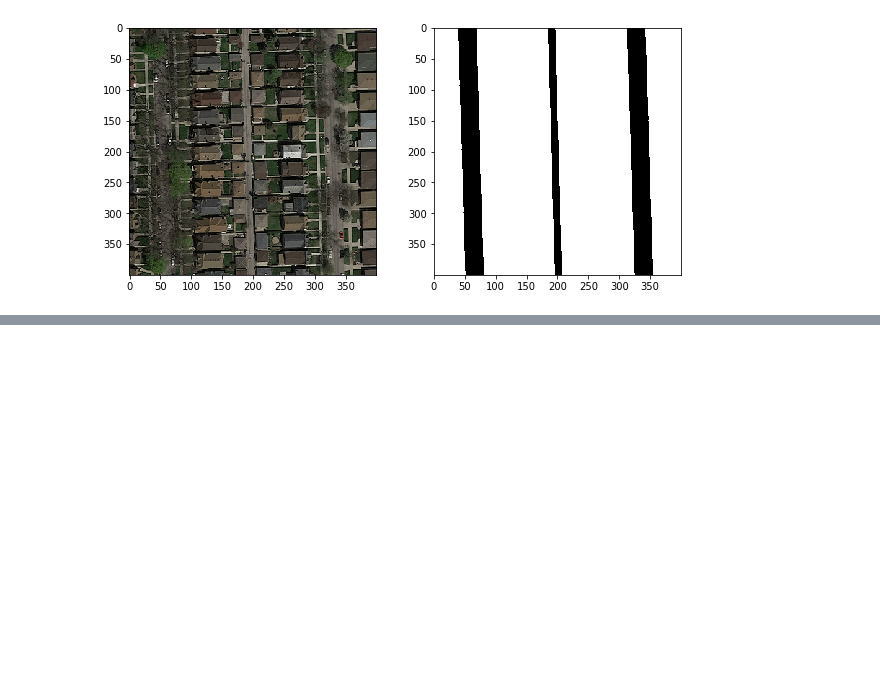
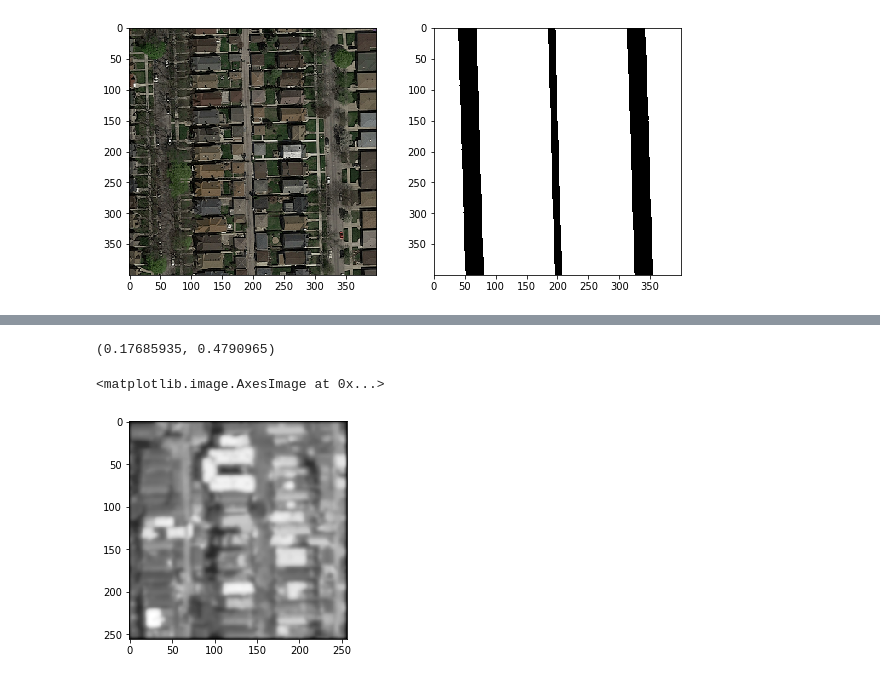
Before and after one commit to theodorhusefest/CS433-project2-road-segmentation, a Jupyter notebook: UNET2.ipynb, the cells around one changed output, grey strips where cells are left out. Saved outputs shown, nothing was run; the diff lists cells and outputs as text; code cells hidden in the pictures; blank space fills up the shorter version.

Commit message:
Added new model

```diff
--- a/UNET2.ipynb
+++ b/UNET2.ipynb
@@ -82,7 +82,7 @@ import unet_class
 reload(unet_class)
 import unet_class
 # %%
-unet = unet_class.UNET(layers = 1)
+unet = unet_class.UNET(image_shape = (256, 256, 3), layers = 2)
 # %%
 unet.build_model()
 # %% [output]
@@ -124,2 +123,20 @@ Epoch 1/2
 # %%
 unet.save_weights('UNET_1layer.h5')
+# %%
+from keras.models import load_model
+
+model = load_model('model_1layer.h5')
+# %%
+model.load_weights('UNET_1layer.h5')
+# %%
+#x_te[0:1, :,:,:].shape
+val = model.predict(x_te[1:2,:,:,:])
+# %%
+val.min(), val.max()
+# %% [output]
+(0.17685935, 0.4790965)
+# %%
+plt.imshow(val.reshape(256,256), cmap = "Greys")
+# %% [output]
+<matplotlib.image.AxesImage at 0x...>
+[figure, added]
```
Also changed, not shown: parts of 6 cells of this notebook, 4 other files.
